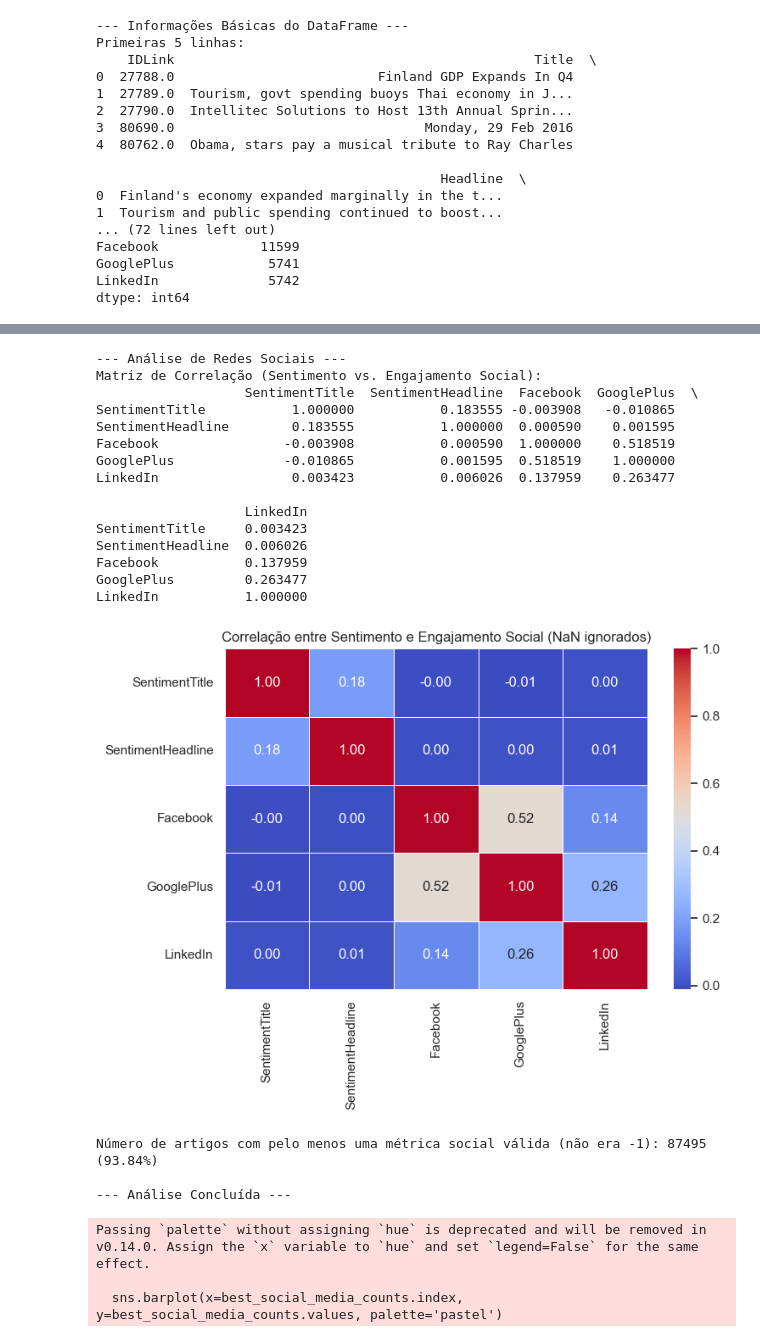
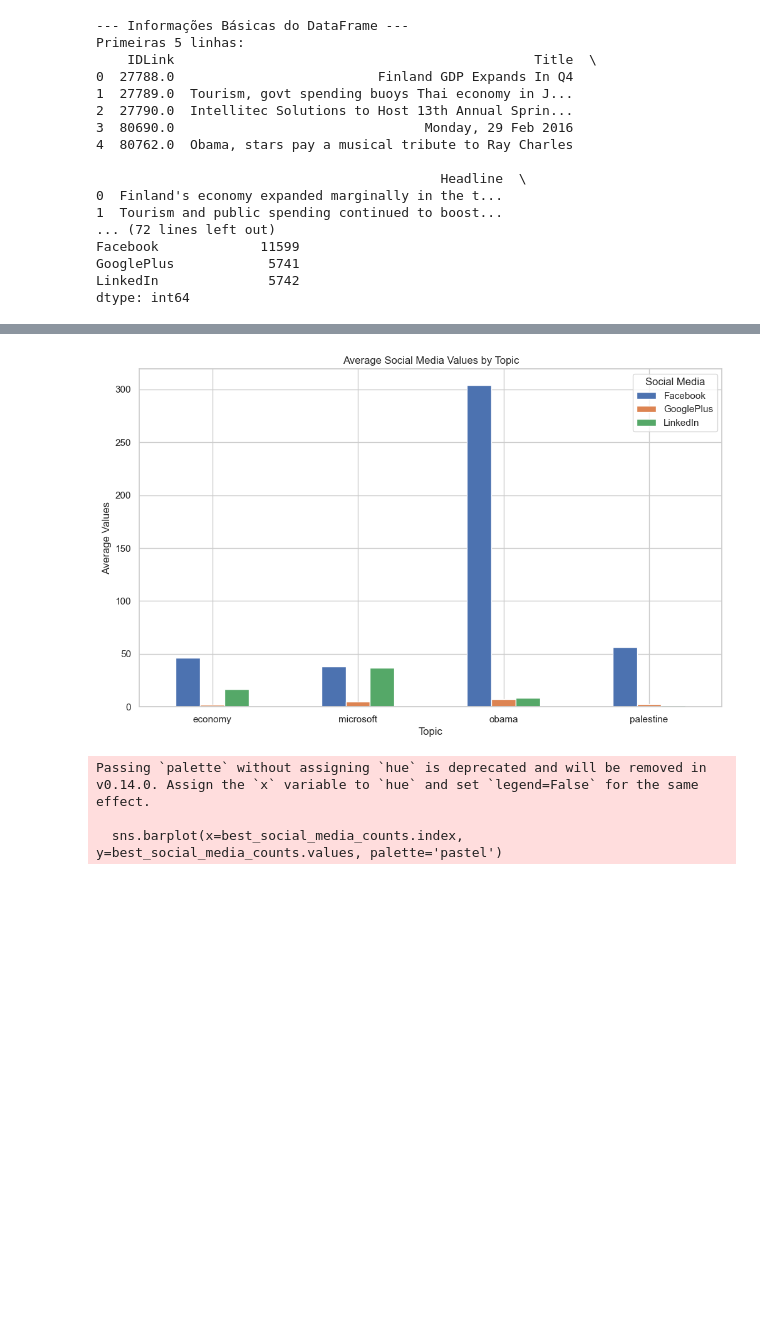
Before and after one commit to fabricioFolmer/data_analysis, a Jupyter notebook: AnaliseNews.ipynb, the cells around one changed output, grey strips where cells are left out. Saved outputs shown, nothing was run; the diff lists cells and outputs as text; code cells hidden in the pictures; blank space fills up the shorter version.

```diff
--- a/AnaliseNews.ipynb
+++ b/AnaliseNews.ipynb
@@ -19,27 +19,18 @@ Total de 93236 linhas e 11 colunas carregadas.
 # 2. Limpeza e Preparação dos Dados
 print("\n--- Limpando e Preparando os Dados ---")
 
-# Converter 'PublishDate' para datetime
-print("Convertendo 'PublishDate' para datetime...")
+# Tipagem de dados - Colunas Datetime
 df['PublishDate'] = pd.to_datetime(df['PublishDate'], errors='coerce')
 
 # Tratar strings vazias em 'Topic' e 'Source'
-print("Tratando strings vazias em 'Topic' e 'Source'...")
-df['Topic'].replace('', 'Unknown', inplace=True)
+df['Headline'].replace('', 'Unknown', inplace=True)
 df['Source'].replace('', 'Unknown', inplace=True)
-print(f"Strings vazias em 'Topic' substituídas por 'Unknown': {(df['Topic'] == 'Unknown').sum()}")
-print(f"Strings vazias em 'Source' substituídas por 'Unknown': {(df['Source'] == 'Unknown').sum()}")
 
-# Tratar valores -1 nas colunas de redes sociais como NaN (Not a Number/Missing)
+# Tipagem de dados - Colunas Numéricas
 social_cols = ['Facebook', 'GooglePlus', 'LinkedIn']
-print("Tratando valores '-1' nas colunas de redes sociais como NaN...")
 for col in social_cols:
-    # Certifica-se que a coluna é numérica antes de substituir
     df[col] = pd.to_numeric(df[col], errors='coerce')
-    df[col] = df[col].replace(-1, np.nan)
-    print(f"Valores -1 em '{col}' substituídos por NaN. Total de NaN: {df[col].isnull().sum()}")
-
-# Garantir tipos numéricos para sentimentos
+    df[col] = np.where(df[col] == -1, np.nan, df[col])
 df['SentimentTitle'] = pd.to_numeric(df['SentimentTitle'], errors='coerce')
 df['SentimentHeadline'] = pd.to_numeric(df['SentimentHeadline'], errors='coerce')
 # %% [output]
@@ -257,46 +169,20 @@ plt.show()
-# %%
-
-# 8. Análise de Redes Sociais (Correlação com Sentimento) ---
-print("\n--- Análise de Redes Sociais ---")
-# Calcula a correlação entre scores de sentimento e contagens de redes sociais
-# Nota: .corr() ignora NaN por padrão
-correlation_matrix = df[['SentimentTitle', 'SentimentHeadline'] + social_cols].corr()
-
-print("Matriz de Correlação (Sentimento vs. Engajamento Social):")
-print(correlation_matrix)
-
-# Visualiza a matriz de correlação
-plt.figure(figsize=(8, 6))
-sns.heatmap(correlation_matrix, annot=True, cmap='coolwarm', fmt=".2f", linewidths=.5)
-plt.title('Correlação entre Sentimento e Engajamento Social (NaN ignorados)')
-plt.tight_layout()
-plt.show()
-
-# Contagem de artigos com pelo menos um dado de rede social válido (> -1)
-tracked_articles_count = df[social_cols].dropna(how='all').shape[0]
-print(f"\nNúmero de artigos com pelo menos uma métrica social válida (não era -1): {tracked_articles_count} ({tracked_articles_count / len(df) * 100:.2f}%)")
-
-print("\n--- Análise Concluída ---")
-# %% [output]
---- Análise de Redes Sociais ---
-Matriz de Correlação (Sentimento vs. Engajamento Social):
-                   SentimentTitle  SentimentHeadline  Facebook  GooglePlus  \
-SentimentTitle           1.000000           0.183555 -0.003908   -0.010865
-SentimentHeadline        0.183555           1.000000  0.000590    0.001595
-Facebook                -0.003908           0.000590  1.000000    0.518519
-GooglePlus              -0.010865           0.001595  0.518519    1.000000
-LinkedIn                 0.003423           0.006026  0.137959    0.263477
-
-                   LinkedIn
-SentimentTitle     0.003423
-SentimentHeadline  0.006026
-Facebook           0.137959
-GooglePlus         0.263477
-LinkedIn           1.000000
-[figure, removed]
-Número de artigos com pelo menos uma métrica social válida (não era -1): 87495 (93.84%)
-
---- Análise Concluída ---
+# %%
+# 6. Análise de Sentimento médio por rede social ('Facebook', 'GooglePlus', 'LinkedIn'),
+# Calcula o sentimento médio por valores de engajamento social para cada rede social
+
+# Calcula a média de engagamento por Rede Social, por tópico
+average_values = df.groupby('Topic')[['Facebook', 'GooglePlus', 'LinkedIn']].mean()
+
+# Exibe os resultados
+average_values.plot(kind='bar')
+plt.title('Average Social Media Values by Topic')
+plt.xlabel('Topic')
+plt.ylabel('Average Values')
+plt.xticks(rotation=0)
+plt.legend(title='Social Media')
+plt.show()
+# %% [output]
+[figure, added]
 # %%
 # Cria uma nova coluna 'BestSocialMedia' que identifica a melhor rede social para cada artigo
 # com base no maior valor de engajamento
```
Also changed, not shown: parts of 5 cells of this notebook.
